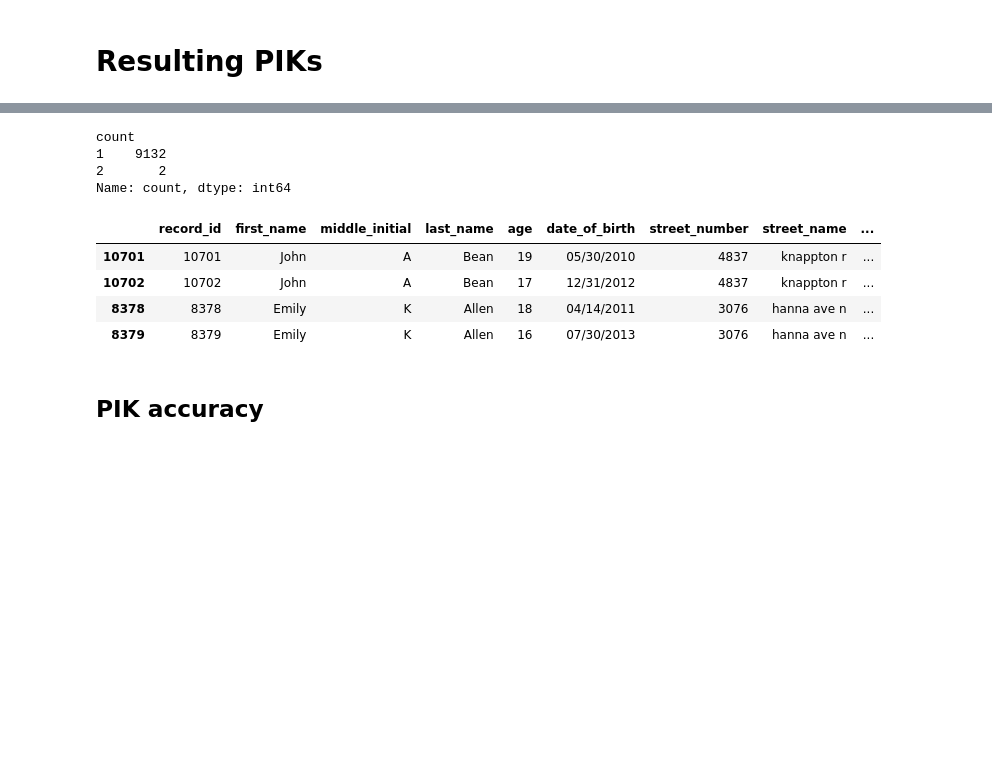
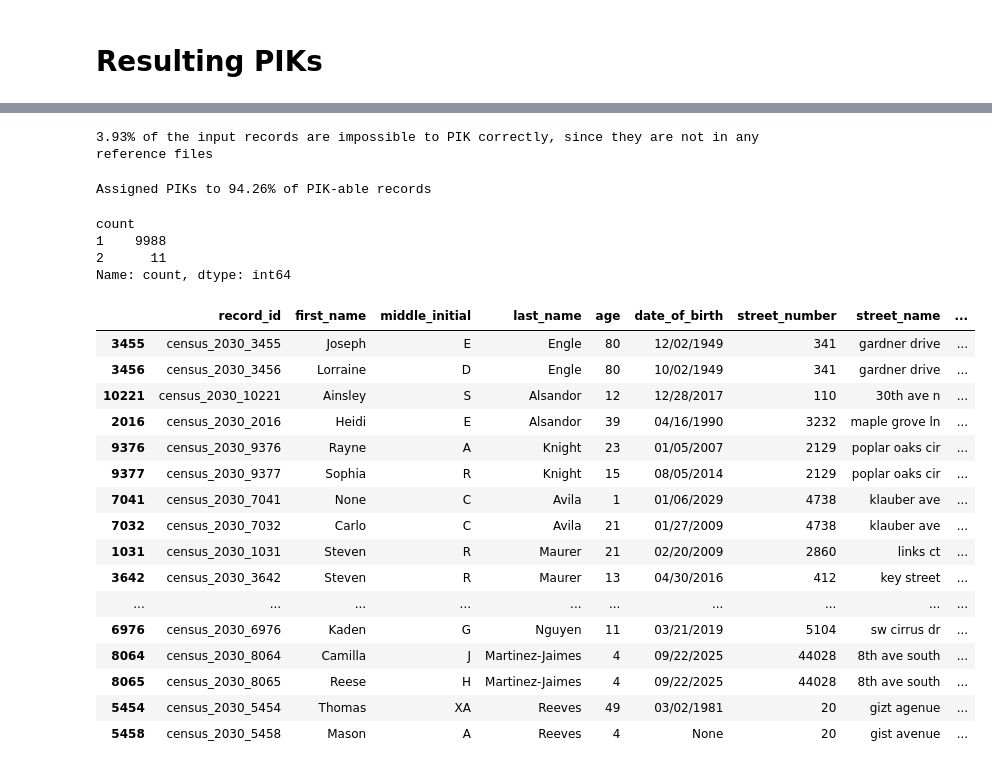
Before and after one commit to ihmeuw/person_linkage_case_study, a Jupyter notebook: linkage/pvs_like_case_study/pvs_like_case_study_sample_data.ipynb, the cells around one changed output, grey strips where cells are left out. Drawn from its saved outputs; the diff is of its cells as text; code cells hidden in the pictures; blank space fills up the shorter version.

```diff
--- a/linkage/pvs_like_case_study/pvs_like_case_study_sample_data.ipynb
+++ b/linkage/pvs_like_case_study/pvs_like_case_study_sample_data.ipynb
@@ -789,0 +1688,5 @@ census_2030.loc[census_2030.pik == -1, 'pik'] = np.nan
+# %%
+pvs_cascade.run_matching_pass(
+    pass_name="initials",
+    blocking_columns=["first_name_1", "last_name_1"],
+)
@@ -789,0 +1701,5 @@ census_2030.loc[census_2030.pik == -1, 'pik'] = np.nan
+# %%
+pvs_cascade.run_matching_pass(
+    pass_name="year of birth",
+    blocking_columns=["year_of_birth"],
+)
@@ -811,0 +1765,15 @@ census_2030.pik.notnull().mean()
+# %%
+pik_values = (
+    pvs_cascade.confirmed_piks
+        .rename(columns={"record_id_raw_input_file": "record_id"})[["record_id", "pik"]]
+        .drop_duplicates()
+)
+# %%
+census_2030_piked = census_2030_raw_input.copy()
+census_2030_piked = census_2030_piked.merge(
+    pik_values,
+    how="left",
+    on="record_id",
+    validate="1:1",
+)
+census_2030_piked
@@ -824,10 +1846,24 @@ census_2030.pik.notnull().mean() / census_2030_ground_truth.isin(reference_file_
+# %%
+possible_to_pik_proportion = census_2030_ground_truth.isin(reference_files_ground_truth).mean()
+print(
+    f'{(1 - possible_to_pik_proportion):.2%} of the input records are '
+    'impossible to PIK correctly, since they are not in any reference files'
+)
+# %% [output]
+3.93% of the input records are impossible to PIK correctly, since they are not in any reference files
+# %%
+print(
+    f'Assigned PIKs to {(piked_proportion / possible_to_pik_proportion):.2%} of PIK-able records'
+)
+# %% [output]
+Assigned PIKs to 94.26% of PIK-able records
 # %%
 # Multiple Census rows assigned the same PIK, indicating the model thinks they are duplicates in Census
-census_2030.pik.value_counts().value_counts()
+census_2030_piked.pik.value_counts().value_counts()
 # %% [output]
 count
-1    9132
-2       2
+1    9988
+2      11
 Name: count, dtype: int64
 # %%
 # However, in this version of pseudopeople, there are no actual duplicates in Census
@@ -835,14 +1871,24 @@ assert not census_2030_ground_truth.duplicated().any()
 # %%
 # Interesting: in pseudopeople, sometimes siblings are assigned the same (common) first name, making them almost identical.
 # The only giveaway is their age and DOB.
 # Presumably, this tends not to happen in real life.
-duplicate_piks = census_2030.pik.value_counts()[census_2030.pik.value_counts() > 1].index
-census_2030[census_2030.pik.isin(duplicate_piks)].sort_values('pik')
+duplicate_piks = census_2030_piked.pik.value_counts()[census_2030_piked.pik.value_counts() > 1].index
+census_2030_piked[census_2030_piked.pik.isin(duplicate_piks)].sort_values('pik')
 # %% [output]
 |  | record_id | first_name | middle_initial | last_name | age | date_of_birth | street_number | street_name | ... |
-| 10701 | 10701 | John | A | Bean | 19 | 05/30/2010 | 4837 | knappton r | ... |
-| 10702 | 10702 | John | A | Bean | 17 | 12/31/2012 | 4837 | knappton r | ... |
-| 8378 | 8378 | Emily | K | Allen | 18 | 04/14/2011 | 3076 | hanna ave n | ... |
-| 8379 | 8379 | Emily | K | Allen | 16 | 07/30/2013 | 3076 | hanna ave n | ... |
+| 3455 | census_2030_3455 | Joseph | E | Engle | 80 | 12/02/1949 | 341 | gardner drive | ... |
+| 3456 | census_2030_3456 | Lorraine | D | Engle | 80 | 10/02/1949 | 341 | gardner drive | ... |
+| 10221 | census_2030_10221 | Ainsley | S | Alsandor | 12 | 12/28/2017 | 110 | 30th ave n | ... |
+| 2016 | census_2030_2016 | Heidi | E | Alsandor | 39 | 04/16/1990 | 3232 | maple grove ln | ... |
+| 9376 | census_2030_9376 | Rayne | A | Knight | 23 | 01/05/2007 | 2129 | poplar oaks cir | ... |
+| 9377 | census_2030_9377 | Sophia | R | Knight | 15 | 08/05/2014 | 2129 | poplar oaks cir | ... |
+| 7041 | census_2030_7041 | None | C | Avila | 1 | 01/06/2029 | 4738 | klauber ave | ... |
+| 7032 | census_2030_7032 | Carlo | C | Avila | 21 | 01/27/2009 | 4738 | klauber ave | ... |
+| 1031 | census_2030_1031 | Steven | R | Maurer | 21 | 02/20/2009 | 2860 | links ct | ... |
+| 3642 | census_2030_3642 | Steven | R | Maurer | 13 | 04/30/2016 | 412 | key street | ... |
+| ... | ... | ... | ... | ... | ... | ... | ... | ... | ... |
+| 6976 | census_2030_6976 | Kaden | G | Nguyen | 11 | 03/21/2019 | 5104 | sw cirrus dr | ... |
+| 8064 | census_2030_8064 | Camilla | J | Martinez-Jaimes | 4 | 09/22/2025 | 44028 | 8th ave south | ... |
+| 8065 | census_2030_8065 | Reese | H | Martinez-Jaimes | 4 | 09/22/2025 | 44028 | 8th ave south | ... |
+| 5454 | census_2030_5454 | Thomas | XA | Reeves | 49 | 03/02/1981 | 20 | gizt agenue | ... |
+| 5458 | census_2030_5458 | Mason | A | Reeves | 4 | None | 20 | gist avenue | ... |
-# %% [markdown]
-## PIK accuracy
```
Also changed, not shown: parts of 211 cells of this notebook, 5 other files.
